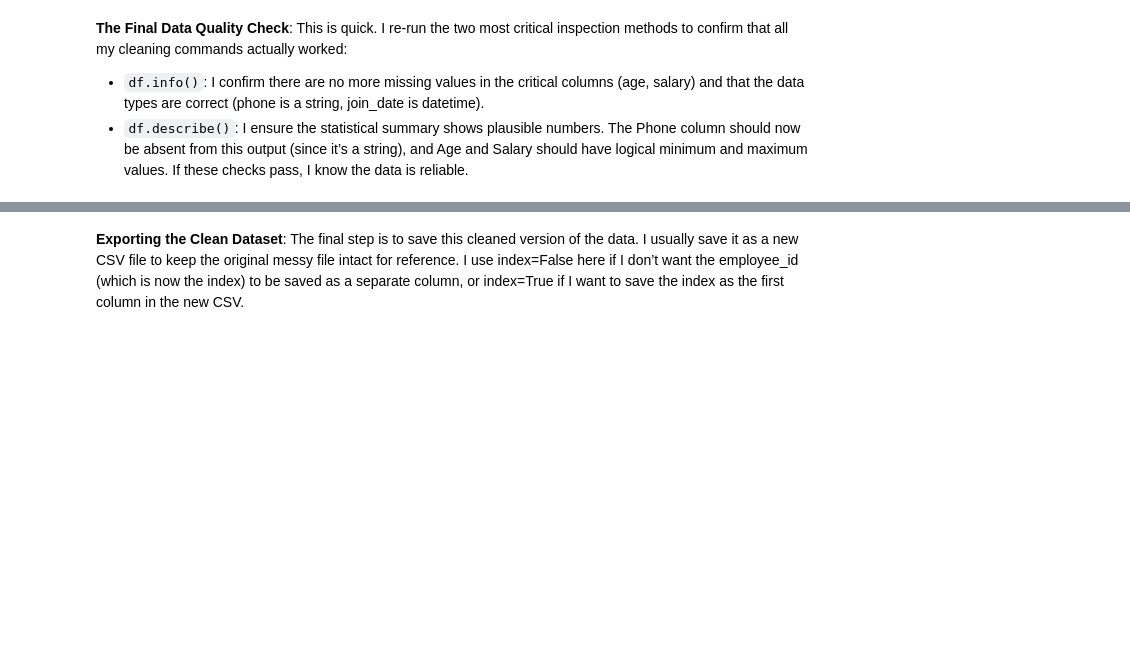
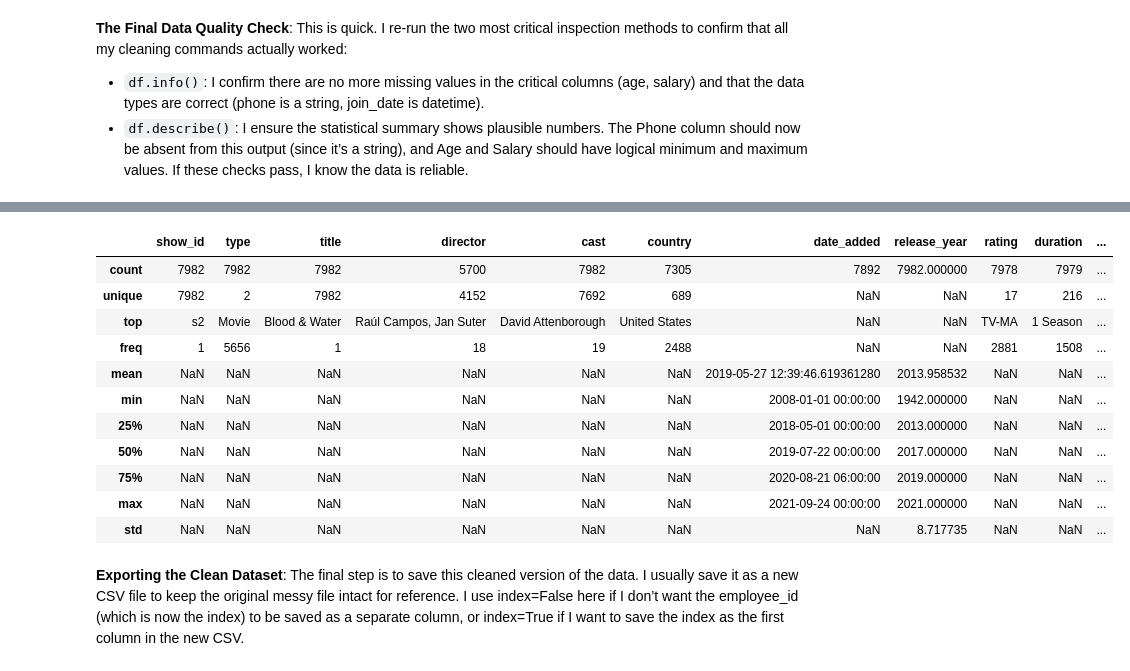
Before and after one commit to nluttenberger/methods_26, a Jupyter notebook: 062-Pandas-Clean_up.ipynb, the cells around one changed output, grey strips where cells are left out. Cells and saved outputs as stored; diff of their text form; code cells hidden in the pictures; blank space fills up the shorter version.

```diff
--- a/062-Pandas-Clean_up.ipynb
+++ b/062-Pandas-Clean_up.ipynb
@@ -374,3 +374,5 @@ Following format codes apply:
+# %%
+df['cast'] = df['cast'].str.replace('$$', 'ss', regex=False)
 # %% [markdown]
 ---
 
@@ -387,3 +411,18 @@ If these checks pass, I know the data is reliable.
+# %%
+df.describe(include='all')
+# %% [output]
+|  | show_id | type | title | director | cast | country | date_added | release_year | rating | duration | ... |
+| count | 7982 | 7982 | 7982 | 5700 | 7982 | 7305 | 7892 | 7982.000000 | 7978 | 7979 | ... |
+| unique | 7982 | 2 | 7982 | 4152 | 7692 | 689 | NaN | NaN | 17 | 216 | ... |
+| top | s2 | Movie | Blood & Water | Raúl Campos, Jan Suter | David Attenborough | United States | NaN | NaN | TV-MA | 1 Season | ... |
+| freq | 1 | 5656 | 1 | 18 | 19 | 2488 | NaN | NaN | 2881 | 1508 | ... |
+| mean | NaN | NaN | NaN | NaN | NaN | NaN | 2019-05-27 12:39:46.619361280 | 2013.958532 | NaN | NaN | ... |
+| min | NaN | NaN | NaN | NaN | NaN | NaN | 2008-01-01 00:00:00 | 1942.000000 | NaN | NaN | ... |
+| 25% | NaN | NaN | NaN | NaN | NaN | NaN | 2018-05-01 00:00:00 | 2013.000000 | NaN | NaN | ... |
+| 50% | NaN | NaN | NaN | NaN | NaN | NaN | 2019-07-22 00:00:00 | 2017.000000 | NaN | NaN | ... |
+| 75% | NaN | NaN | NaN | NaN | NaN | NaN | 2020-08-21 06:00:00 | 2019.000000 | NaN | NaN | ... |
+| max | NaN | NaN | NaN | NaN | NaN | NaN | 2021-09-24 00:00:00 | 2021.000000 | NaN | NaN | ... |
+| std | NaN | NaN | NaN | NaN | NaN | NaN | NaN | 8.717735 | NaN | NaN | ... |
 # %% [markdown]
 **Exporting the Clean Dataset**:
 The final step is to save this cleaned version of the data. I usually save it as a new CSV file to keep the original messy file intact for reference. I use index=False here if I don’t want the employee_id (which is now the index) to be saved as a separate column, or index=True if I want to save the index as the first column in the new CSV.
```
Also changed, not shown: parts of 12 cells of this notebook, 7 other files.
